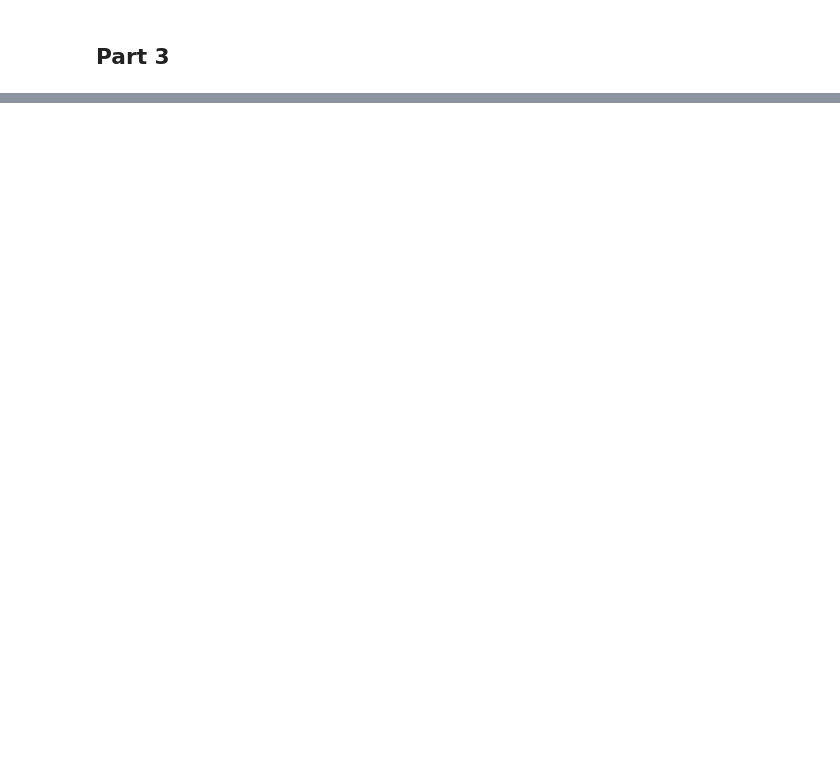
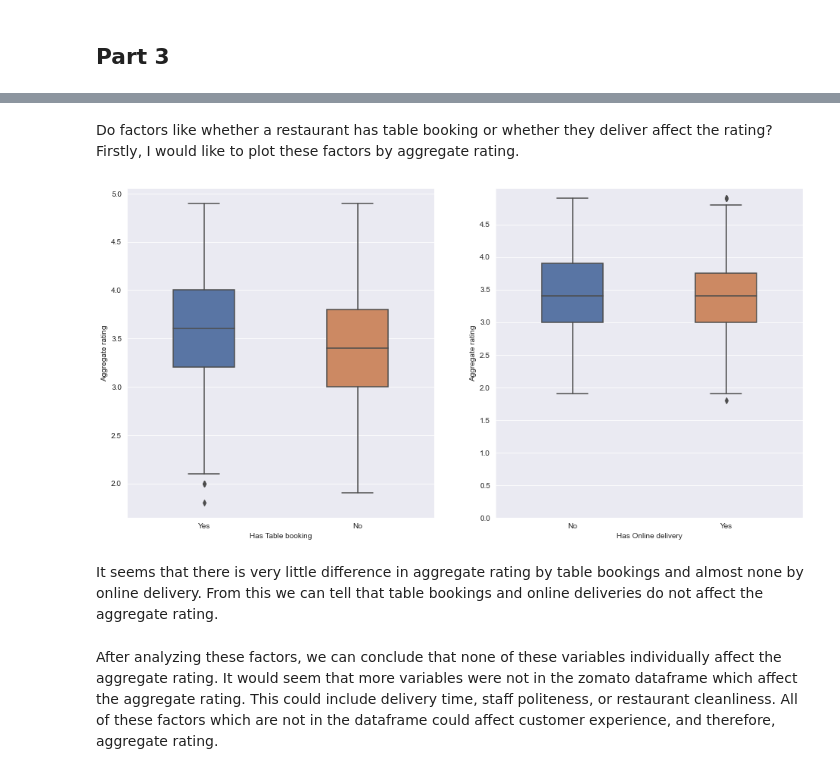
Before and after one commit to data301-2021-winter1/group28-project, a Jupyter notebook: notebooks/analysis2.ipynb, the cells around one changed output, grey strips where cells are left out. Cells and saved outputs as stored; diff of their text form; code cells hidden in the pictures; blank space fills up the shorter version.

```diff
--- a/notebooks/analysis2.ipynb
+++ b/notebooks/analysis2.ipynb
@@ -461,3 +483,0 @@ ValueError: Could not interpret value `Price range` for parameter `y`
-# %%
-# remove rows with a '0' aggregate rating
-zomato_df = zomato_df[zomato_df['Aggregate rating'].isin([0.0]) == False]
@@ -465,0 +484,15 @@ zomato_df[zomato_df["Country"].isin(["India"])]
+# %% [markdown]
+Do factors like whether a restaurant has table booking or whether they deliver affect the rating? Firstly, I would like to plot these factors by aggregate rating.
+# %%
+sns.set({'figure.figsize':(16,8)})
+fig, ax =plt.subplots(1,2)
+sns.boxplot(x="Has Table booking", y="Aggregate rating", data=zomato_df, width=0.4, ax=ax[0])
+sns.boxplot(x="Has Online delivery", y="Aggregate rating", data=zomato_df, width=0.4, ax=ax[1])
+plt.yticks(np.arange(0, 5, step=0.5))
+plt.show()
+# %% [output]
+[figure, added]
+# %% [markdown]
+It seems that there is very little difference in aggregate rating by table bookings and almost none by online delivery. From this we can tell that table bookings and online deliveries do not affect the aggregate rating.
+# %% [markdown]
+After analyzing these factors, we can conclude that none of these variables individually affect the aggregate rating. It would seem that more variables were not in the zomato dataframe which affect the aggregate rating. This could include delivery time, staff politeness, or restaurant cleanliness. All of these factors which are not in the dataframe could affect customer experience, and therefore, aggregate rating.
```
Also changed, not shown: parts of 11 cells of this notebook.
